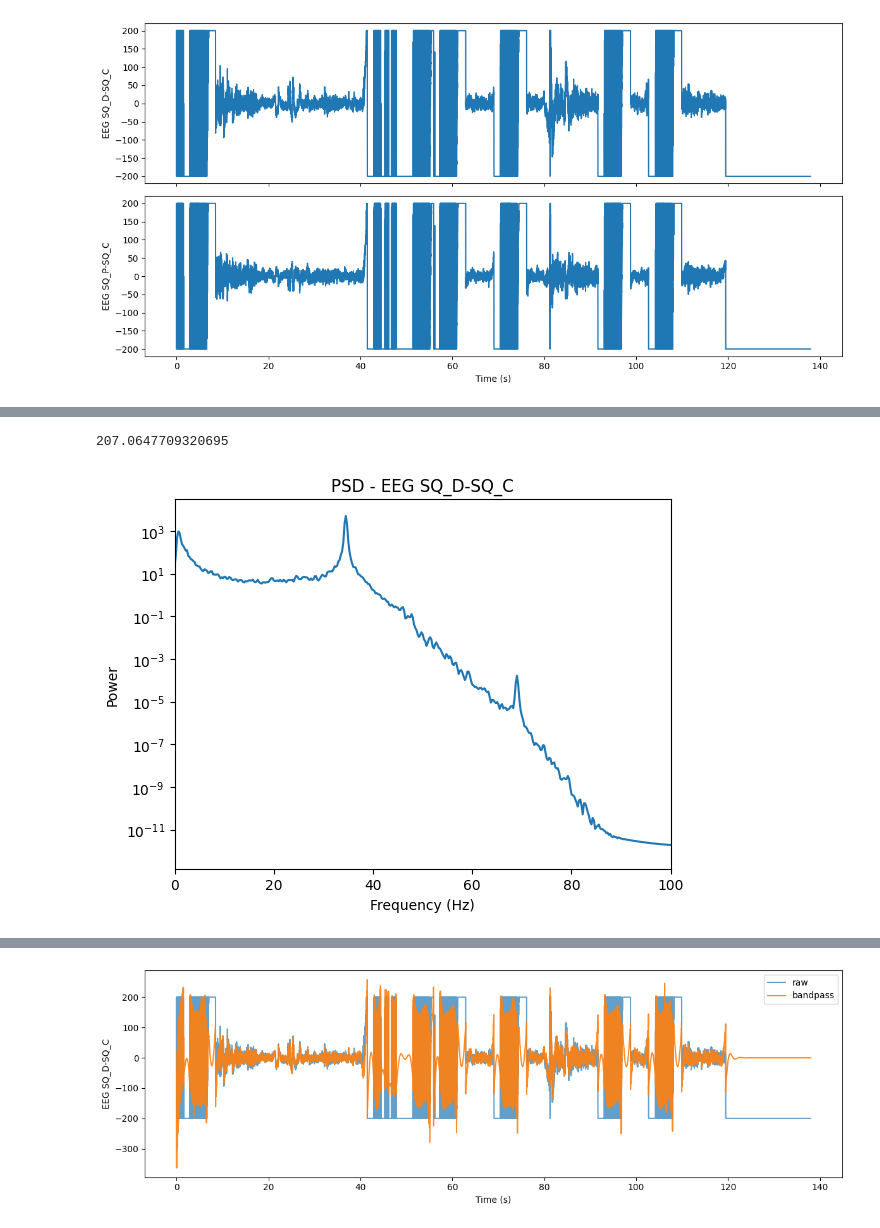
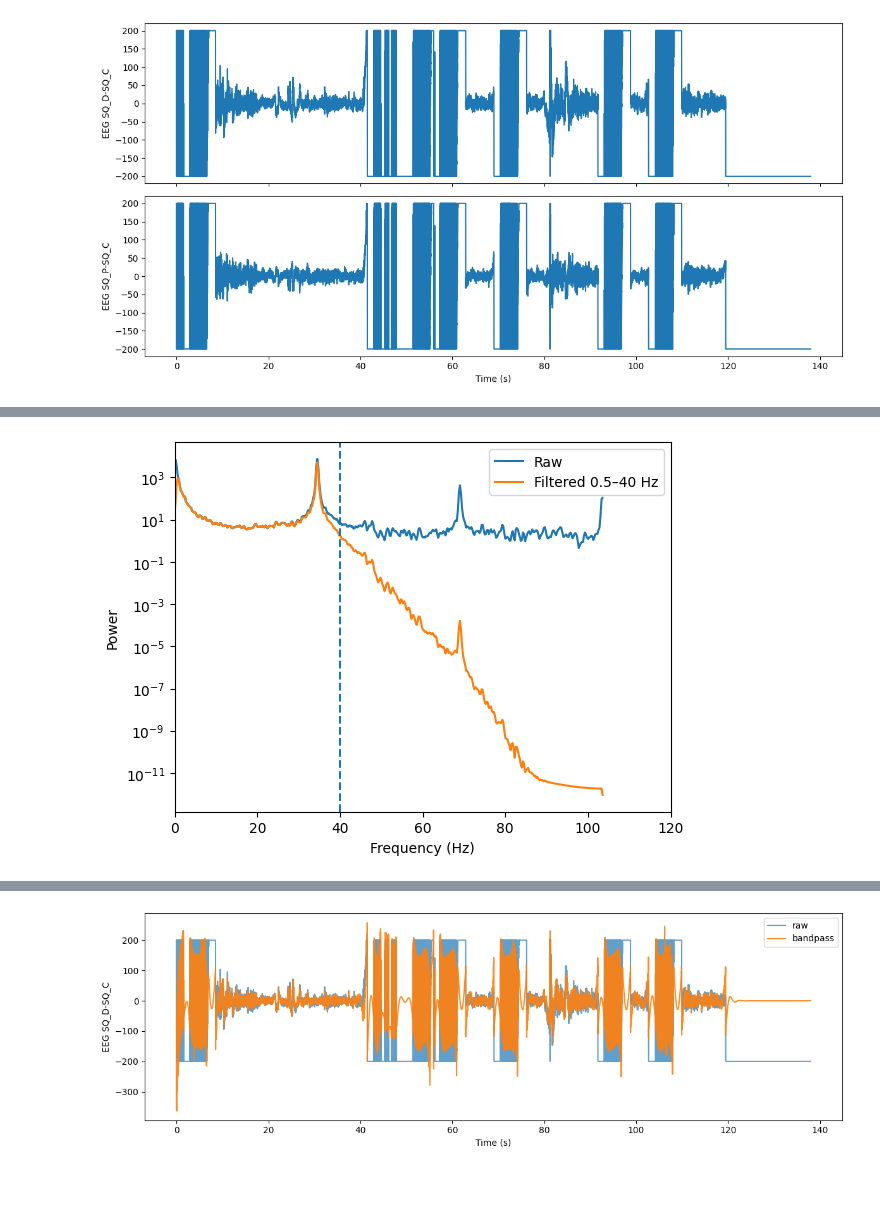
Before and after one commit to tomas0899/FoundationModel_EEG_Dissertation, a Jupyter notebook: EEG_data_vis/code/preProcessPipeline_test.ipynb, the cells around one changed output, grey strips where cells are left out. Saved outputs shown, nothing was run; the diff lists cells and outputs as text; code cells hidden in the pictures; blank space fills up the shorter version.

```diff
--- a/EEG_data_vis/code/preProcessPipeline_test.ipynb
+++ b/EEG_data_vis/code/preProcessPipeline_test.ipynb
@@ -389,25 +516,23 @@ plot_eeg_signals(
 # %%
-EEG_filt
-print(f)
+from scipy.signal import welch
+import matplotlib.pyplot as plt
+
+ch = "EEG SQ_D-SQ_C"
+
+raw = EEG_TimeIndexed[ch].values
+filt = EEG_filt[ch].values
+
+f1, P1 = welch(raw, fs=fs, nperseg=int(fs*4))
+f2, P2 = welch(filt, fs=fs, nperseg=int(fs*4))
+
+plt.figure()
+plt.semilogy(f1, P1, label="Raw")
+plt.semilogy(f2, P2, label="Filtered 0.5–40 Hz")
+plt.axvline(40, linestyle="--")
+plt.xlim(0, 120)
+plt.xlabel("Frequency (Hz)")
+plt.ylabel("Power")
+plt.legend()
+plt.show()
 # %% [output]
-207.0647709320695
+[figure, added]
-# %%
-from scipy.signal import welch
-import matplotlib.pyplot as plt
-
-
-
-# seleccionar canal
-signal = EEG_filt["EEG SQ_D-SQ_C"].values
-
-f, Pxx = welch(signal, fs=fs, nperseg=fs*4)
-
-plt.figure()
-plt.semilogy(f, Pxx)
-plt.xlim(0, 100)
-plt.xlabel("Frequency (Hz)")
-plt.ylabel("Power")
-plt.title("PSD - EEG SQ_D-SQ_C")
-plt.show()
-# %% [output]
-[figure, removed]
```
Also changed, not shown: parts of 30 cells of this notebook.
